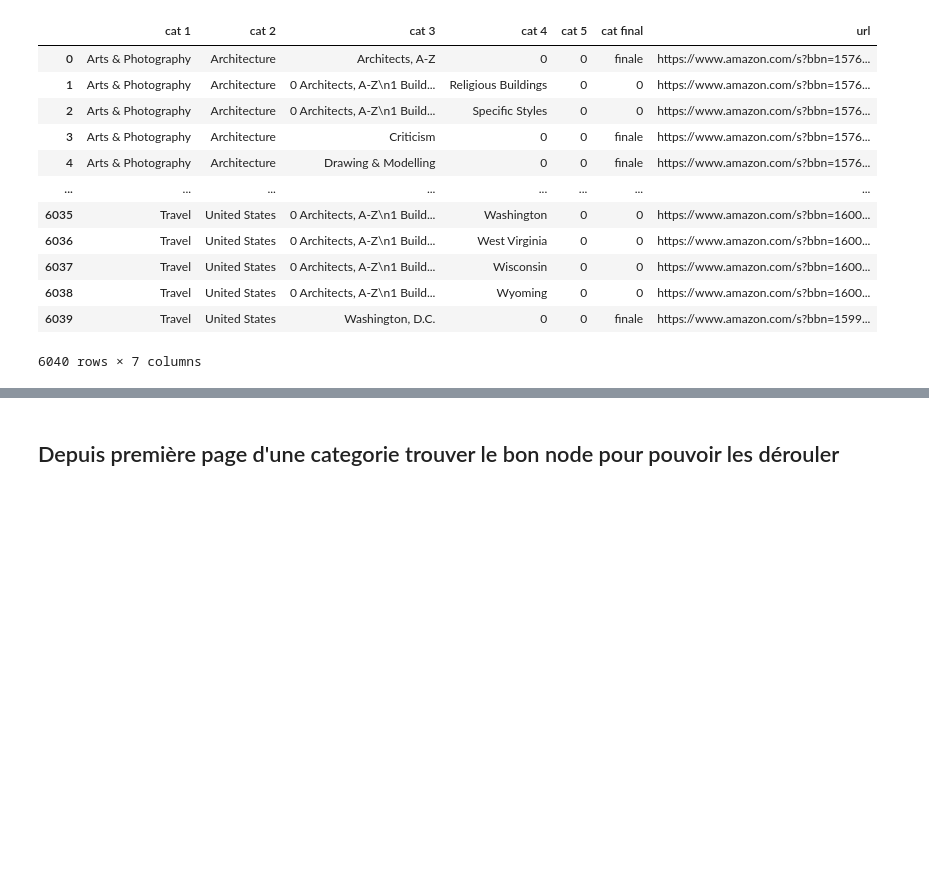
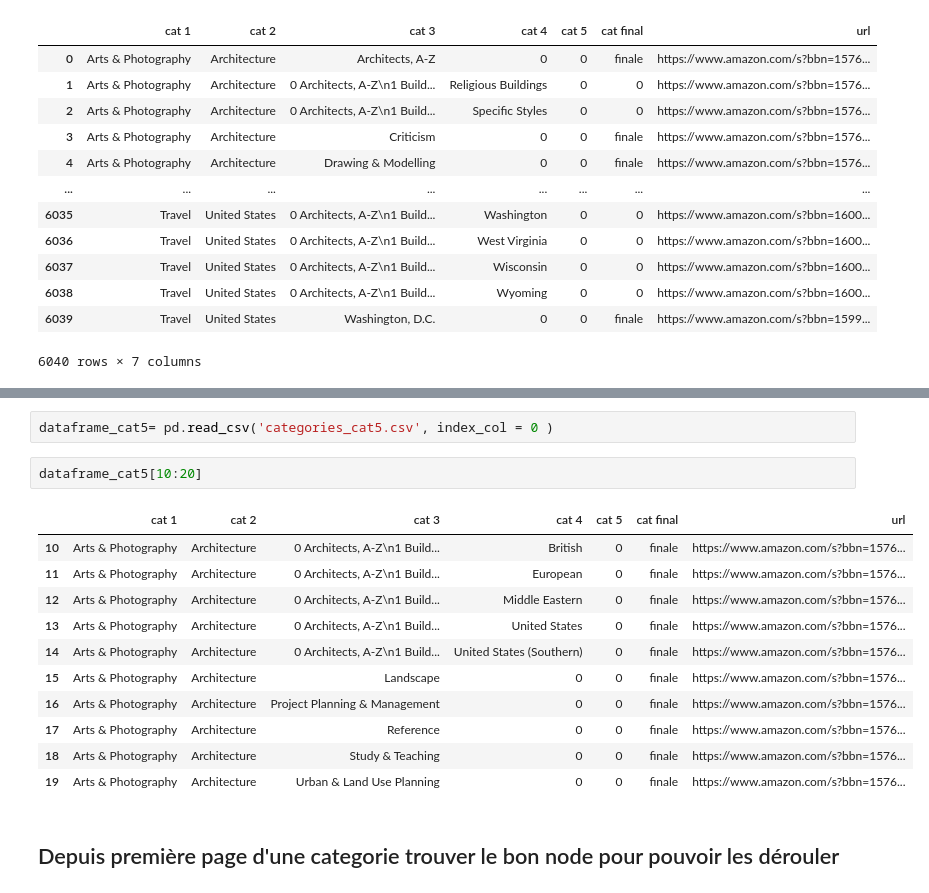
Before and after one commit to thomasgassin/kindle-scrapper, a Jupyter notebook: notebooks/NoteBook.ipynb, the cells around one changed output, grey strips where cells are left out. Saved outputs shown, nothing was run; the diff lists cells and outputs as text; blank space fills up the shorter version.

```diff
--- a/notebooks/NoteBook.ipynb
+++ b/notebooks/NoteBook.ipynb
@@ -606,3 +626,19 @@ toto
+# %%
+dataframe_cat5= pd.read_csv('categories_cat5.csv', index_col = 0 )
+# %%
+dataframe_cat5[10:20]
+# %% [output]
+|  | cat 1 | cat 2 | cat 3 | cat 4 | cat 5 | cat final | url |
+| 10 | Arts & Photography | Architecture | 0 Architects, A-Z\n1 Build... | British | 0 | finale | https://www.amazon.com/s?bbn=1576... |
+| 11 | Arts & Photography | Architecture | 0 Architects, A-Z\n1 Build... | European | 0 | finale | https://www.amazon.com/s?bbn=1576... |
+| 12 | Arts & Photography | Architecture | 0 Architects, A-Z\n1 Build... | Middle Eastern | 0 | finale | https://www.amazon.com/s?bbn=1576... |
+| 13 | Arts & Photography | Architecture | 0 Architects, A-Z\n1 Build... | United States | 0 | finale | https://www.amazon.com/s?bbn=1576... |
+| 14 | Arts & Photography | Architecture | 0 Architects, A-Z\n1 Build... | United States (Southern) | 0 | finale | https://www.amazon.com/s?bbn=1576... |
+| 15 | Arts & Photography | Architecture | Landscape | 0 | 0 | finale | https://www.amazon.com/s?bbn=1576... |
+| 16 | Arts & Photography | Architecture | Project Planning & Management | 0 | 0 | finale | https://www.amazon.com/s?bbn=1576... |
+| 17 | Arts & Photography | Architecture | Reference | 0 | 0 | finale | https://www.amazon.com/s?bbn=1576... |
+| 18 | Arts & Photography | Architecture | Study & Teaching | 0 | 0 | finale | https://www.amazon.com/s?bbn=1576... |
+| 19 | Arts & Photography | Architecture | Urban & Land Use Planning | 0 | 0 | finale | https://www.amazon.com/s?bbn=1576... |
 # %% [markdown]
 ## Depuis première page d'une categorie trouver le bon node pour pouvoir les dérouler
 # %%
```
Also changed, not shown: parts of 6 cells of this notebook.
